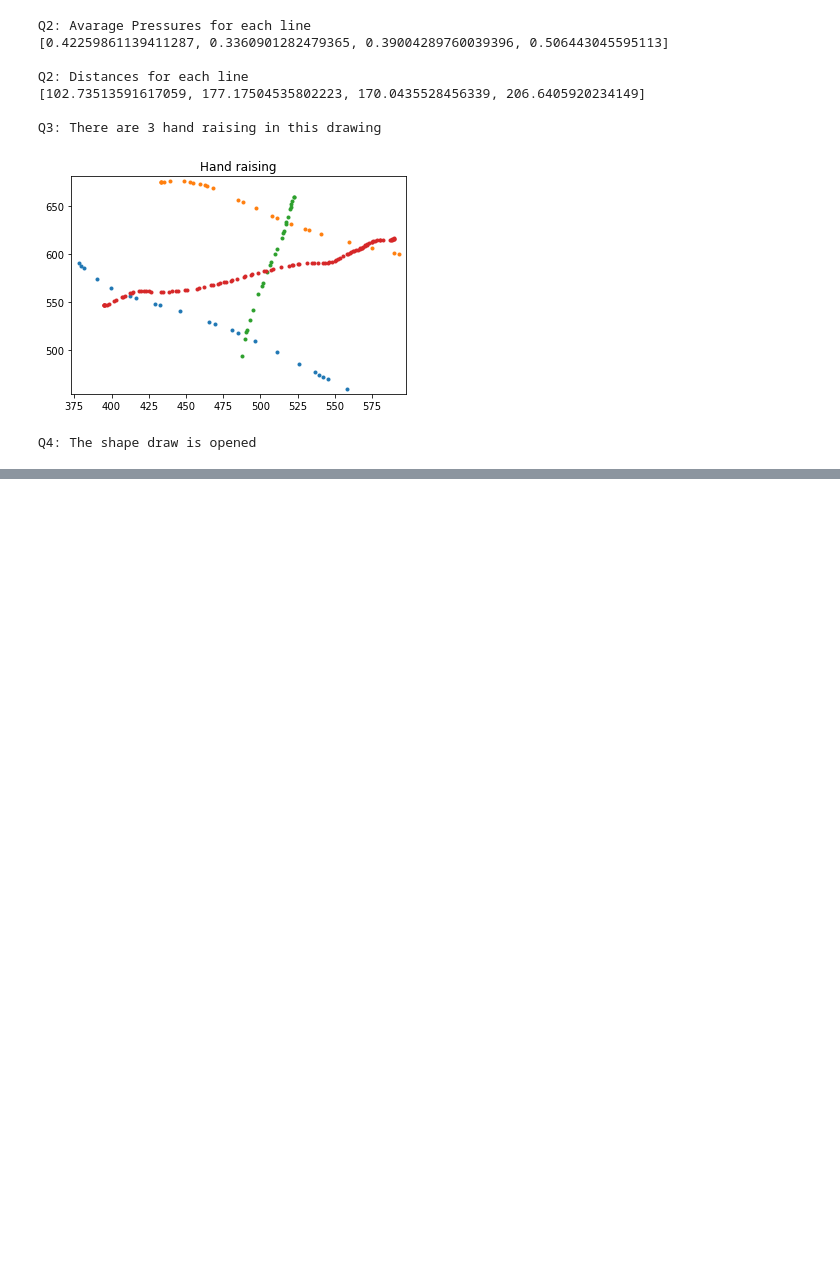
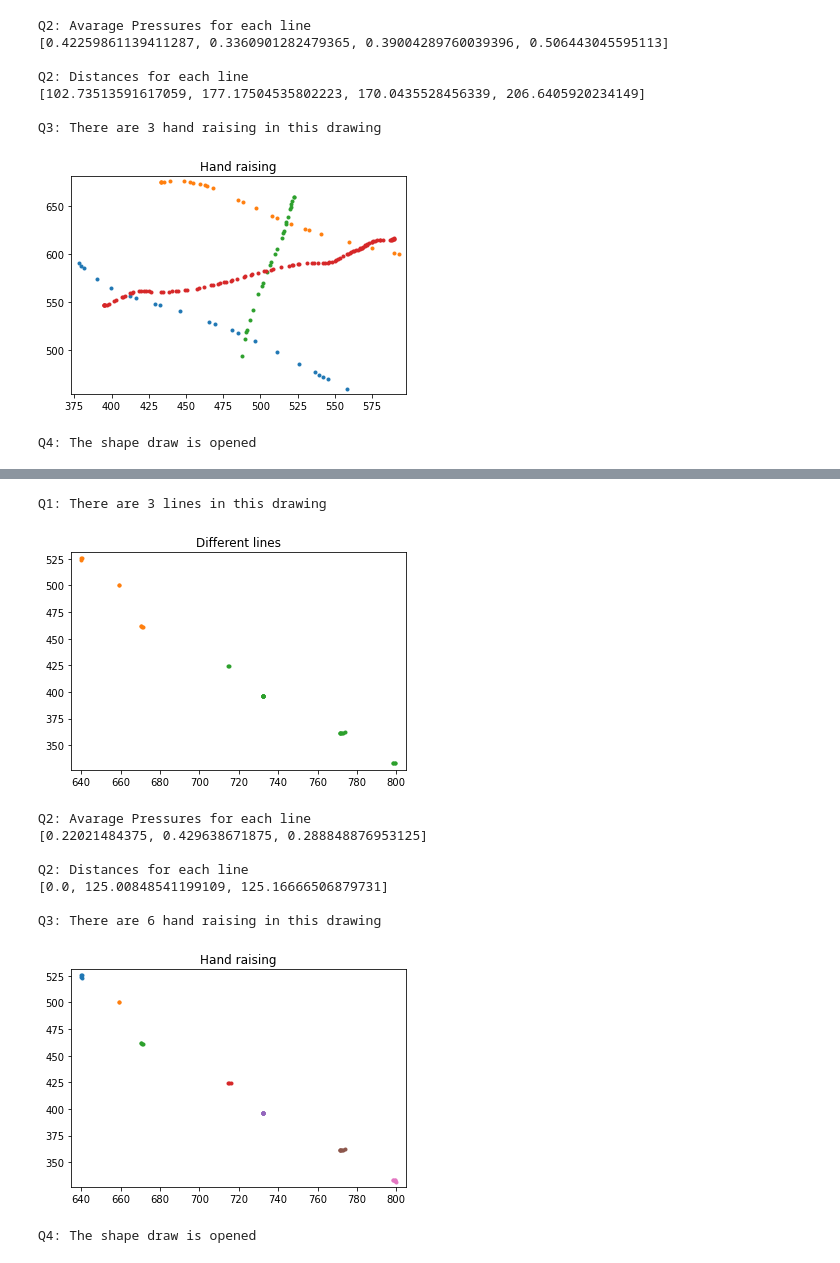
Before and after one commit to sandler2806/Data-Visualization, a Jupyter notebook: kids_drawing_pandas.ipynb, the cells around one changed output, grey strips where cells are left out. Saved outputs shown, nothing was run; the diff lists cells and outputs as text; code cells hidden in the pictures; blank space fills up the shorter version.

```diff
--- a/kids_drawing_pandas.ipynb
+++ b/kids_drawing_pandas.ipynb
@@ -685,0 +721,15 @@ Q4: The shape draw is opened
+# %%
+img = pd.read_csv(r'C:\Users\sandl\.ipynb_checkpoints\train\7569\SimpleTest\7.csv')
+algo(img)
+# %% [output]
+Q1: There are 3 lines in this drawing
+[figure, added]
+Q2: Avarage Pressures for each line
+[0.22021484375, 0.429638671875, 0.288848876953125]
+
+Q2: Distances for each line
+[0.0, 125.00848541199109, 125.16666506879731]
+
+Q3: There are 6 hand raising in this drawing
+[figure, added]
+Q4: The shape draw is opened
```
Also changed, not shown: parts of 19 cells of this notebook.
